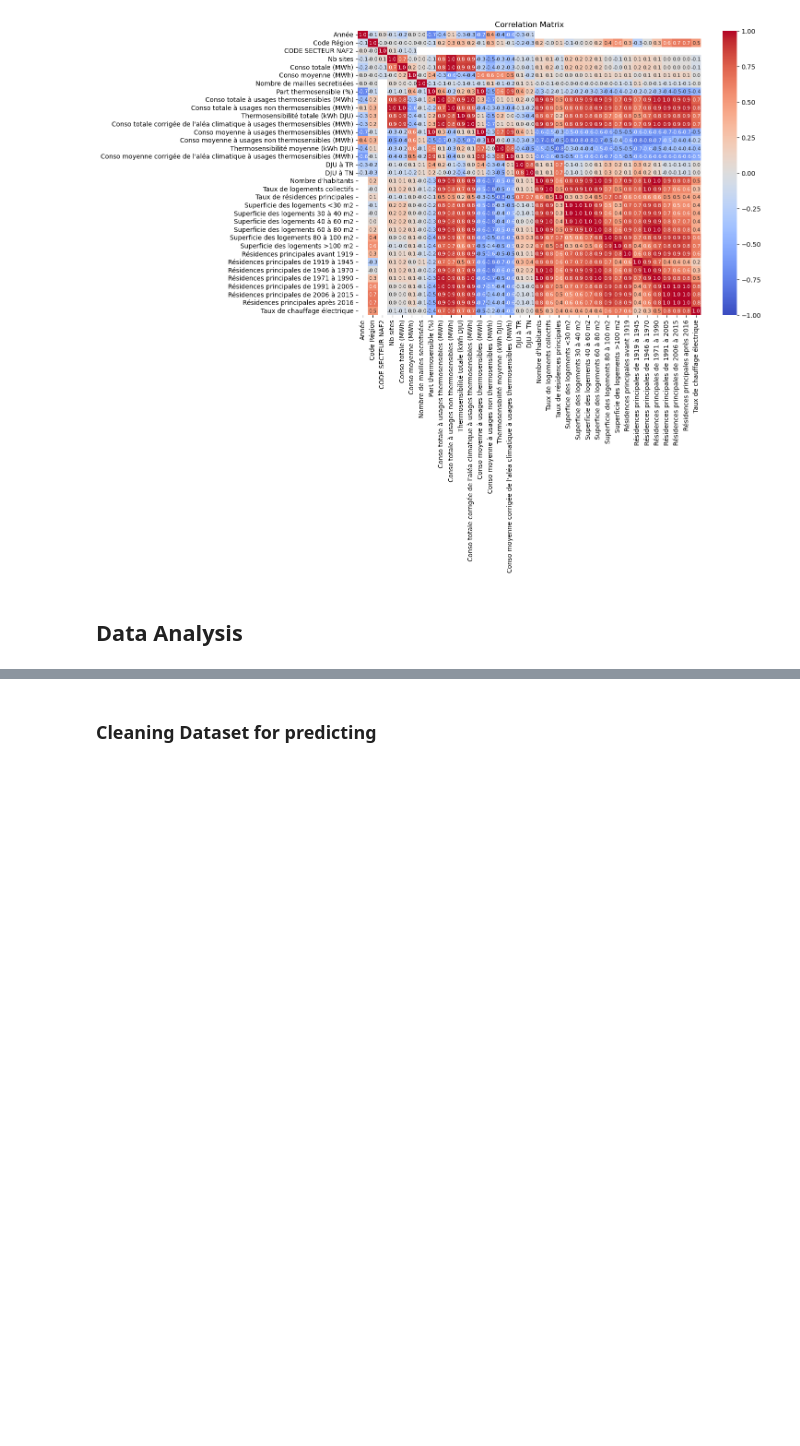
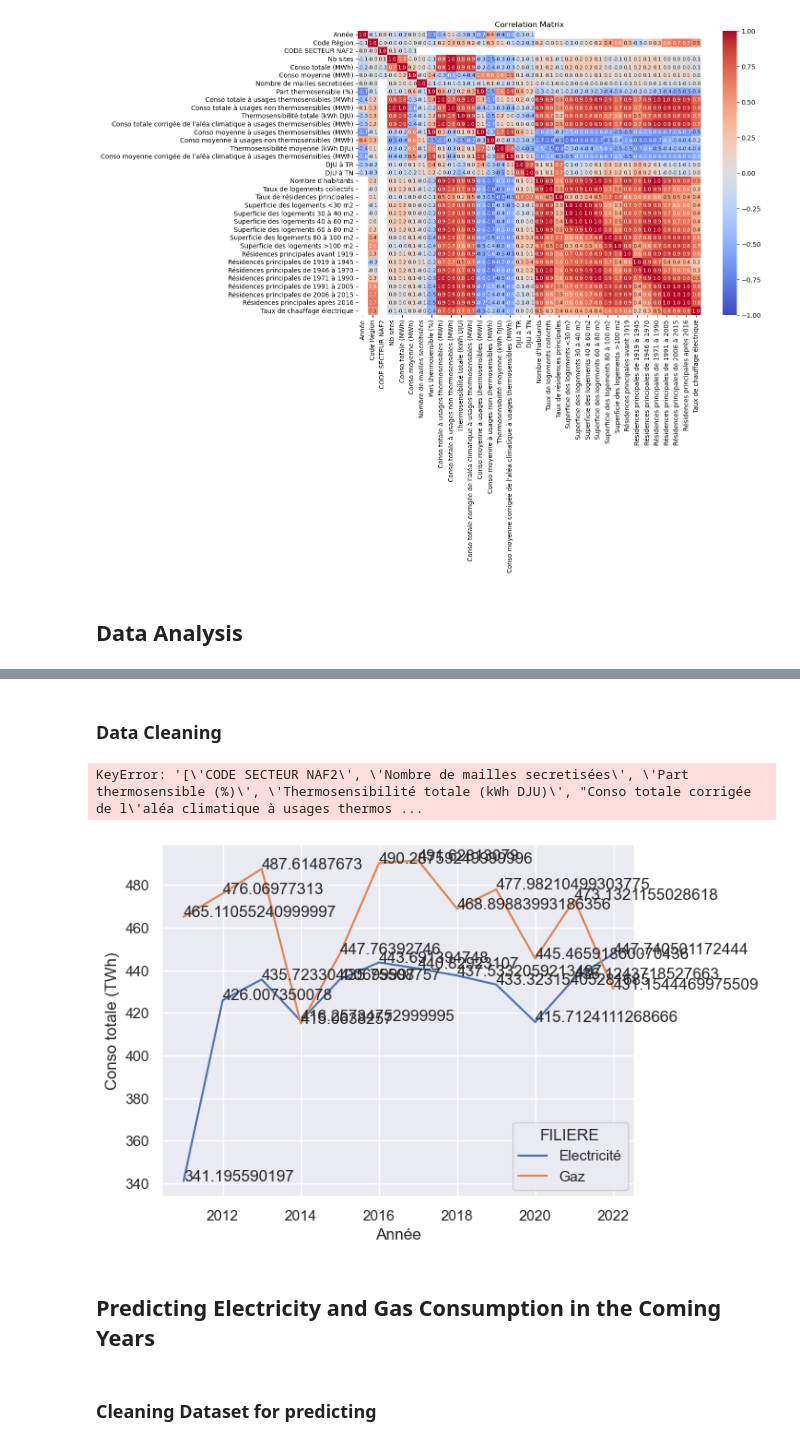
Before and after one commit to SJamesss/Electricity---Gas-Consumption-in-France, a Jupyter notebook: Electricity&Gas.ipynb, the cells around one changed output, grey strips where cells are left out. Drawn from its saved outputs; the diff is of its cells as text; code cells hidden in the pictures; blank space fills up the shorter version.

Commit message:
Update Electricity&Gas.ipynb
Update a new analysis

```diff
--- a/Electricity&Gas.ipynb
+++ b/Electricity&Gas.ipynb
@@ -220,6 +209,44 @@ plt.show()
 # %%
 # Format each dataframe display with only 2 decimal places
 pd.options.display.float_format = '{:,.2f}'.format
+# %% [markdown]
+### Data Cleaning
+# %%
+data.drop(columns=["CODE SECTEUR NAF2",
+                   "Nombre de mailles secretisées",
+                   "Part thermosensible (%)",
+                   "Thermosensibilité totale (kWh DJU)",
+                   "Conso totale corrigée de l'aléa climatique à usages thermosensibles (MWh)",
+                   "Thermosensibilité moyenne (kWh DJU)",
+                   "Conso moyenne corrigée de l'aléa climatique à usages thermosensibles (MWh)",
+                   "DJU à TR",
+                   "DJU à TN",
+                   "Taux de logements collectifs",
+                   "Taux de résidences principales"], inplace=True)
+# %% [output]
+KeyError: '[\'CODE SECTEUR NAF2\', \'Nombre de mailles secretisées\', \'Part thermosensible (%)\', \'Thermosensibilité totale (kWh DJU)\', "Conso totale corrigée de l\'aléa climatique à usages thermos ...
+# %%
+ttl_cons_year = data[["Année",
+                      "Conso totale (MWh)",
+                      "FILIERE"]]
+# %%
+ttl_cons_year["Conso totale (TWh)"] = ttl_cons_year["Conso totale (MWh)"]*10**(-6)
+# %%
+ttl_cons_by_year = ttl_cons_year.groupby(["FILIERE","Année"])["Conso totale (TWh)"].sum().reset_index()
+# %%
+sns.lineplot(x="Année", y="Conso totale (TWh)", data=ttl_cons_by_year, hue="FILIERE")
+sns.set(style="darkgrid")
+
+for i in range(len(ttl_cons_by_year[["Année"]].drop_duplicates())):
+
+    plt.annotate(str(ttl_cons_by_year.iloc[i,2]),(ttl_cons_by_year.iloc[i,1],ttl_cons_by_year.iloc[i,2]))
+    plt.annotate(str(ttl_cons_by_year.iloc[i+12,2]),(ttl_cons_by_year.iloc[i+12,1],ttl_cons_by_year.iloc[i+12,2]))
+
+plt.show()
+# %% [output]
+[figure, added]
+# %% [markdown]
+## Predicting Electricity and Gas Consumption in the Coming Years
 # %% [markdown]
 ### Cleaning Dataset for predicting
 # %%
```
Also changed, not shown: parts of 3 cells of this notebook.
